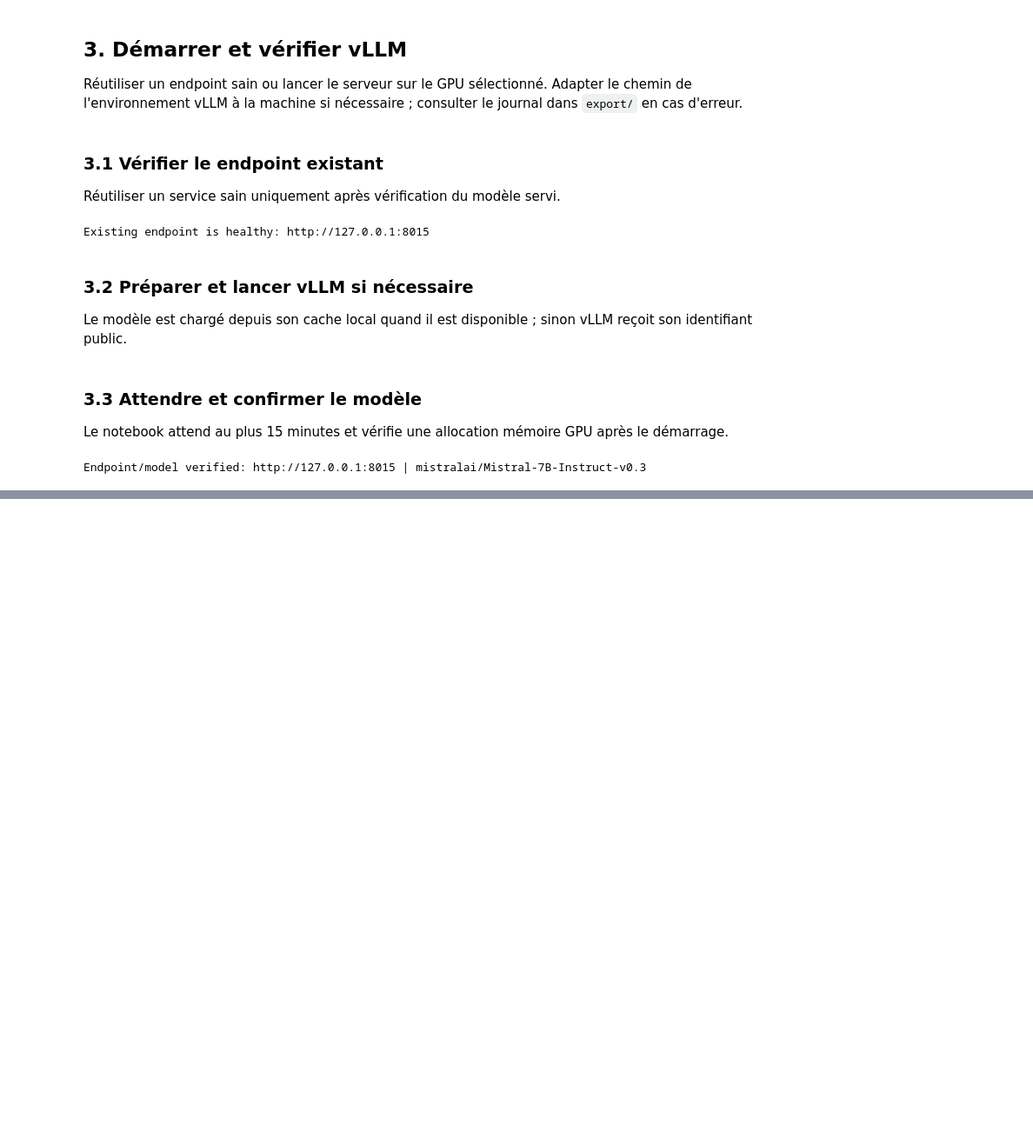
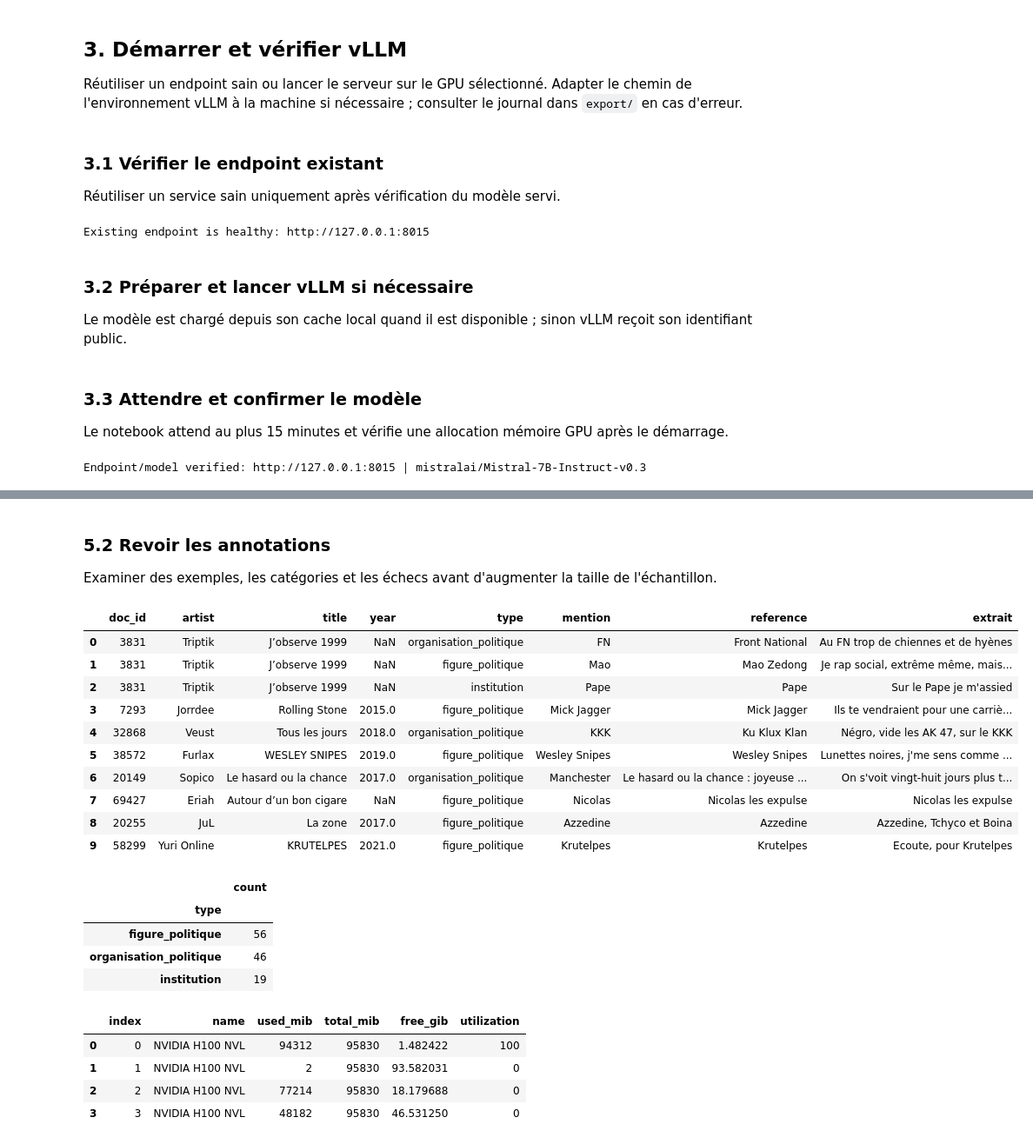
Before and after one commit to BenaventC/CPES2027, a Jupyter notebook: R05_political_references_mistral.ipynb, the cells around one changed output, grey strips where cells are left out. Shown at 87% size. Drawn from its saved outputs; the diff is of its cells as text; code cells hidden in the pictures; blank space fills up the shorter version.

```diff
--- a/R05_political_references_mistral.ipynb
+++ b/R05_political_references_mistral.ipynb
@@ -178,9 +205,11 @@ def parse_references_response(raw_response: str, lyrics: str) -> list[dict[str,
     if start < 0:
         raise ValueError("Model response does not contain a JSON array")
     try:
-        parsed, _ = json.JSONDecoder().raw_decode(cleaned[start:])
+        parsed, end = json.JSONDecoder().raw_decode(cleaned[start:])
     except json.JSONDecodeError as exc:
         raise ValueError(f"Invalid JSON response: {exc}") from exc
+    if cleaned[start + end:].strip():
+        raise ValueError('Unexpected content after the JSON array')
 
     if not isinstance(parsed, list):
         raise ValueError("Model response must be a JSON list")
@@ -206,6 +235,9 @@ def parse_references_response(raw_response: str, lyrics: str) -> list[dict[str,
             raise ValueError(f"Mention is not present in the lyrics: {reference['mention']}")
         if _normalise_whitespace(reference["extrait"]).casefold() not in normalized_lyrics:
             raise ValueError(f"Evidence excerpt is not present in the lyrics: {reference['extrait']}")
+        if (_normalise_whitespace(reference['mention']).casefold()
+                not in _normalise_whitespace(reference['extrait']).casefold()):
+            raise ValueError('The evidence excerpt must contain the mention')
 
         # Collapse repeated mentions; canonical-name variants remain separate.
         identity = (reference["type"], reference["mention"].casefold())
@@ -225,7 +257,7 @@ def load_corpus(
     random_state: int,
     min_words: int,
     max_words: int,
-    sample_size: int = 200,
+    sample_size: int = 50,
 ) -> tuple[pd.DataFrame, str]:
     """Return eligible songs and a scope label for test, pilot, or full exports."""
     import pandas as pd
@@ -236,6 +268,8 @@ def load_corpus(
         raise ValueError("pilot_fraction must be in the interval (0, 1]")
     if sample_size < 1:
         raise ValueError("sample_size must be at least 1")
+    if min_words < 1 or max_words < min_words:
+        raise ValueError('Invalid word-count bounds')
 
     # Malformed CSV rows must fail explicitly rather than silently shrink the corpus.
     frame = pd.read_csv(input_path, encoding="utf-8", on_bad_lines="error")
@@ -243,6 +277,8 @@ def load_corpus(
     missing = required.difference(frame.columns)
     if missing:
         raise KeyError(f"Required corpus columns missing: {sorted(missing)}")
+    if frame['doc_id'].isna().any():
+        raise ValueError('Corpus document identifiers must not be missing')
     # Recompute word counts from the actual lyrics instead of trusting stored counts.
     frame = frame.dropna(subset=["lyrics"]).copy()
     frame["lyrics"] = frame["lyrics"].astype(str)
@@ -256,14 +292,13 @@ def load_corpus(
         if len(frame) < sample_size:
             raise ValueError(f"Test requires {sample_size} songs, but only {len(frame)} pass the filter")
         frame = frame.sample(n=sample_size, random_state=random_state)
-        label = f"{sample_size}songs_{min_words}to{max_words}w"
+        label = f"{sample_size}songs"
     elif mode == "pilot":
         sample_size = max(1, int(len(frame) * pilot_fraction))
         frame = frame.sample(n=sample_size, random_state=random_state)
-        percentage = int(round(pilot_fraction * 100))
-        label = f"{percentage}pct_{min_words}to{max_words}w"
+        label = f"{pilot_fraction * 100:g}pct"
     else:
-        label = f"full_{min_words}to{max_words}w"
+        label = "full"
     return frame.reset_index(drop=True), label
 # %% [markdown]
 ### 2.7 Vérifier le modèle servi
@@ -373,8 +439,9 @@ def _annotate_song_record(row, base_url, model_name, timeout, max_retries):
         references = []
         status, error = 'failed', str(exc)
     return {
-        'doc_id': row['doc_id'], 'artist': row.get('artist'),
-        'title': row.get('title'), 'year': row.get('year'),
+        'doc_id': row['doc_id'],
+        **{key: None if pd.isna(row.get(key)) else row.get(key)
+           for key in ('artist', 'title', 'year')},
         'references': references, 'annotation_status': status,
         'annotation_error': error,
     }
@@ -414,8 +481,8 @@ def annotate_corpus(
                 progress.update(1)
                 elapsed = max(time.monotonic() - started, 1e-9)
                 progress.set_postfix(
-                    refresh=False, traites=f'{len(results):,}',
-                    references=f'{reference_count:,}', echecs=f'{failure_count:,}',
+                    refresh=False, traités=f'{len(results):,}',
+                    références=f'{reference_count:,}', échecs=f'{failure_count:,}',
                     chansons_s=f'{len(results) / elapsed:.2f}',
                 )
     if len(results) != len(records):
@@ -1126,0 +1027,34 @@ Type/reference frequencies: export/R05_political_references_20songs_10to4000w_ty
+# %% [markdown]
+### 5.2 Revoir les annotations
+
+Examiner des exemples, les catégories et les échecs avant d'augmenter la taille de l'échantillon.
+# %%
+references_df = flatten_reference_rows(results)
+if references_df.empty:
+    print('No political references were extracted in this sample.')
+else:
+    display(references_df.head(10))
+    display(references_df['type'].value_counts().rename_axis('type').to_frame('count'))
+display(pd.DataFrame(read_gpu_status()))
+# %% [output]
+|  | doc_id | artist | title | year | type | mention | reference | extrait |
+| 0 | 3831 | Triptik | J’observe 1999 | NaN | organisation_politique | FN | Front National | Au FN trop de chiennes et de hyènes |
+| 1 | 3831 | Triptik | J’observe 1999 | NaN | figure_politique | Mao | Mao Zedong | Je rap social, extrême même, mais... |
+| 2 | 3831 | Triptik | J’observe 1999 | NaN | institution | Pape | Pape | Sur le Pape je m'assied |
+| 3 | 7293 | Jorrdee | Rolling Stone | 2015.0 | figure_politique | Mick Jagger | Mick Jagger | Ils te vendraient pour une carriè... |
+| 4 | 32868 | Veust | Tous les jours | 2018.0 | organisation_politique | KKK | Ku Klux Klan | Négro, vide les AK 47, sur le KKK |
+| 5 | 38572 | Furlax | WESLEY SNIPES | 2019.0 | figure_politique | Wesley Snipes | Wesley Snipes | Lunettes noires, j'me sens comme ... |
+| 6 | 20149 | Sopico | Le hasard ou la chance | 2017.0 | organisation_politique | Manchester | Le hasard ou la chance : joyeuse ... | On s'voit vingt-huit jours plus t... |
+| 7 | 69427 | Eriah | Autour d’un bon cigare | NaN | figure_politique | Nicolas | Nicolas les expulse | Nicolas les expulse |
+| 8 | 20255 | JuL | La zone | 2017.0 | figure_politique | Azzedine | Azzedine | Azzedine, Tchyco et Boina |
+| 9 | 58299 | Yuri Online | KRUTELPES | 2021.0 | figure_politique | Krutelpes | Krutelpes | Ecoute, pour Krutelpes |
+|  | count |
+| type |  |
+| figure_politique | 56 |
+| organisation_politique | 46 |
+| institution | 19 |
+|  | index | name | used_mib | total_mib | free_gib | utilization |
+| 0 | 0 | NVIDIA H100 NVL | 94312 | 95830 | 1.482422 | 100 |
+| 1 | 1 | NVIDIA H100 NVL | 2 | 95830 | 93.582031 | 0 |
+| 2 | 2 | NVIDIA H100 NVL | 77214 | 95830 | 18.179688 | 0 |
+| 3 | 3 | NVIDIA H100 NVL | 48182 | 95830 | 46.531250 | 0 |
```
Also changed, not shown: parts of 42 cells of this notebook, 11 other files.
